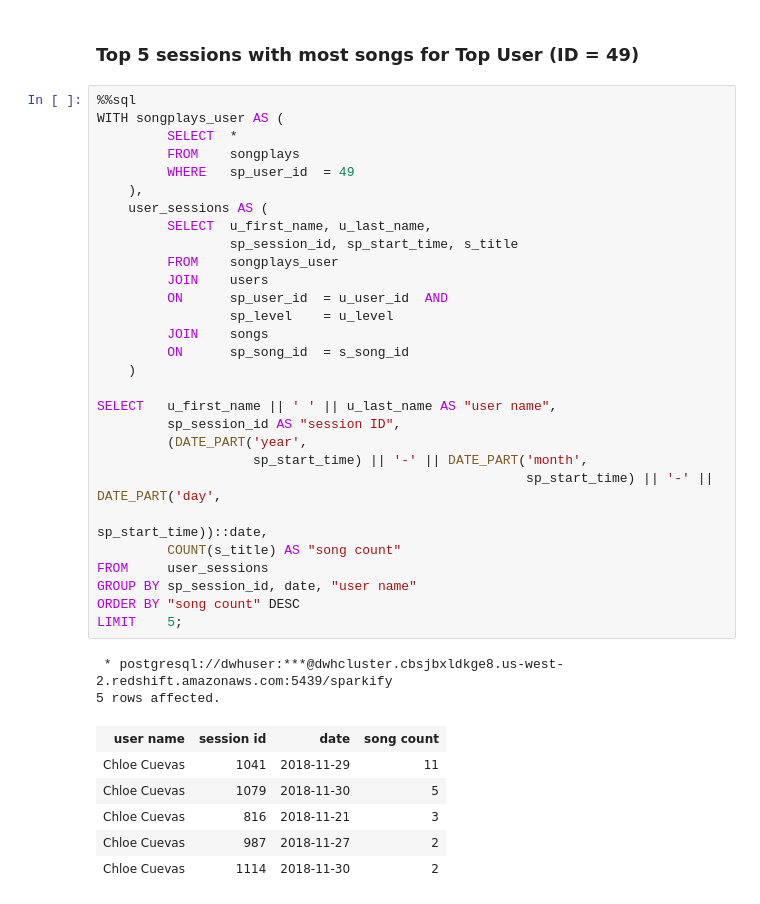
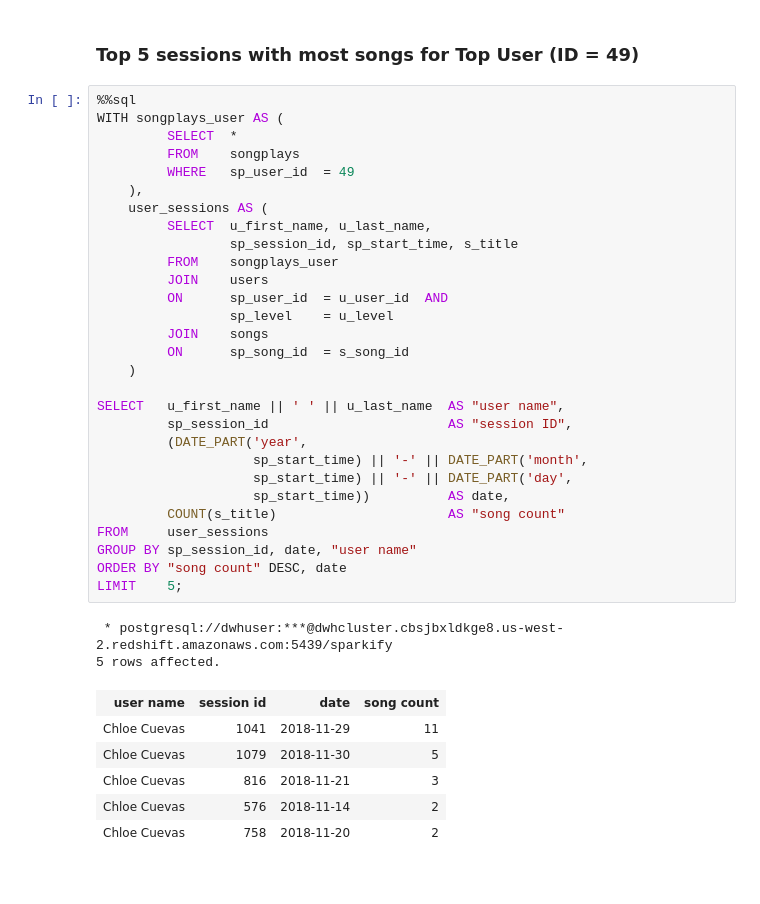
Before and after one commit to stephanderton/ETL-Cloud-Data-Warehouse, a Jupyter notebook: queries.ipynb, the cells around one changed output. Drawn from its saved outputs; the diff is of its cells as text.

```diff
--- a/queries.ipynb
+++ b/queries.ipynb
@@ -290,38 +281,38 @@ GROUP BY sp_user_id, sp_level;
 # %%
 %%sql
 WITH songplays_user AS (
          SELECT  *
          FROM    songplays
          WHERE   sp_user_id  = 49
     ),
     user_sessions AS (
          SELECT  u_first_name, u_last_name,
                  sp_session_id, sp_start_time, s_title
          FROM    songplays_user
          JOIN    users
          ON      sp_user_id  = u_user_id  AND
                  sp_level    = u_level
          JOIN    songs
          ON      sp_song_id  = s_song_id
     )
 
-SELECT   u_first_name || ' ' || u_last_name AS "user name",
-         sp_session_id AS "session ID",
+SELECT   u_first_name || ' ' || u_last_name  AS "user name",
+         sp_session_id                       AS "session ID",
          (DATE_PART('year',
                     sp_start_time) || '-' || DATE_PART('month',
-                                                       sp_start_time) || '-' || DATE_PART('day',
-                                                                                          sp_start_time))::date,
-         COUNT(s_title) AS "song count"
+                    sp_start_time) || '-' || DATE_PART('day',
+                    sp_start_time))          AS date,
+         COUNT(s_title)                      AS "song count"
 FROM     user_sessions
 GROUP BY sp_session_id, date, "user name"
-ORDER BY "song count" DESC
+ORDER BY "song count" DESC, date
 LIMIT    5;
 # %% [output]
  * postgresql://dwhuser:***@dwhcluster.cbsjbxldkge8.us-west-2.redshift.amazonaws.com:5439/sparkify
 5 rows affected.
 | user name | session id | date | song count |
 | Chloe Cuevas | 1041 | 2018-11-29 | 11 |
 | Chloe Cuevas | 1079 | 2018-11-30 | 5 |
 | Chloe Cuevas | 816 | 2018-11-21 | 3 |
-| Chloe Cuevas | 987 | 2018-11-27 | 2 |
-| Chloe Cuevas | 1114 | 2018-11-30 | 2 |
+| Chloe Cuevas | 576 | 2018-11-14 | 2 |
+| Chloe Cuevas | 758 | 2018-11-20 | 2 |
```
Also changed, not shown: parts of 13 cells of this notebook.
